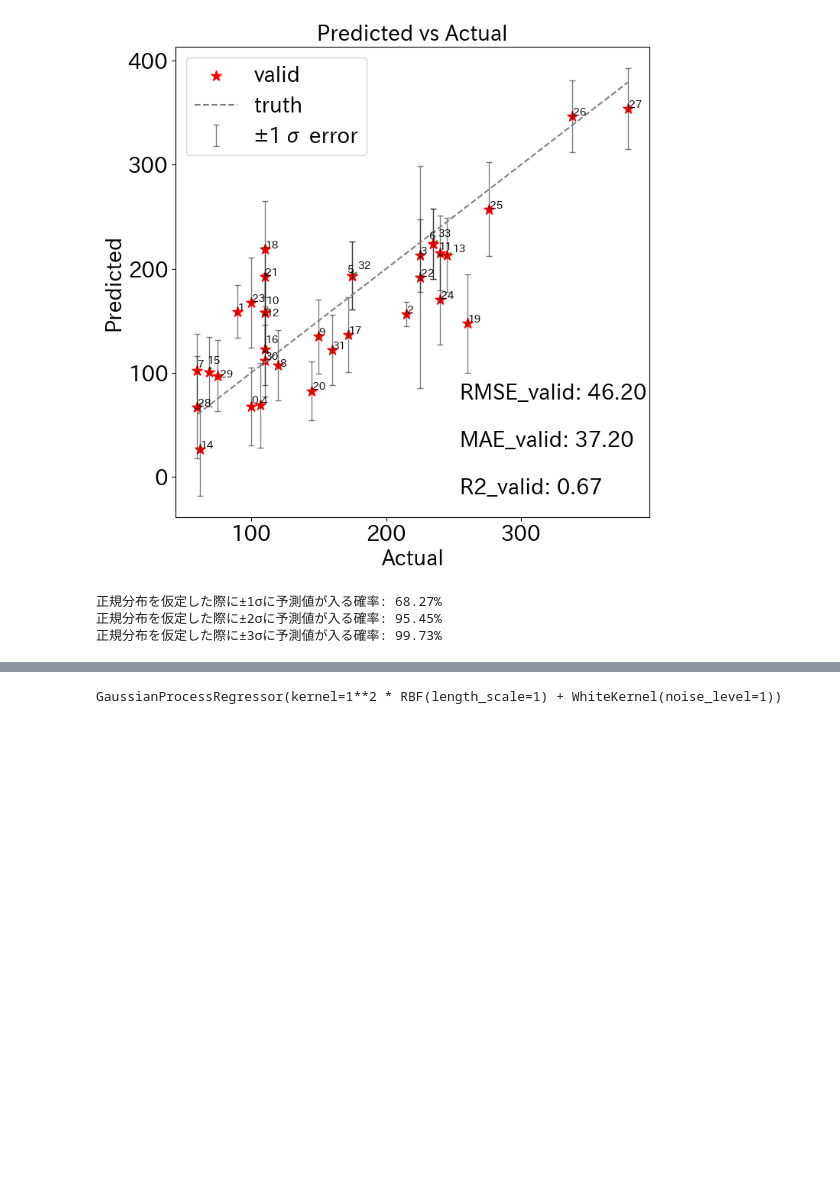
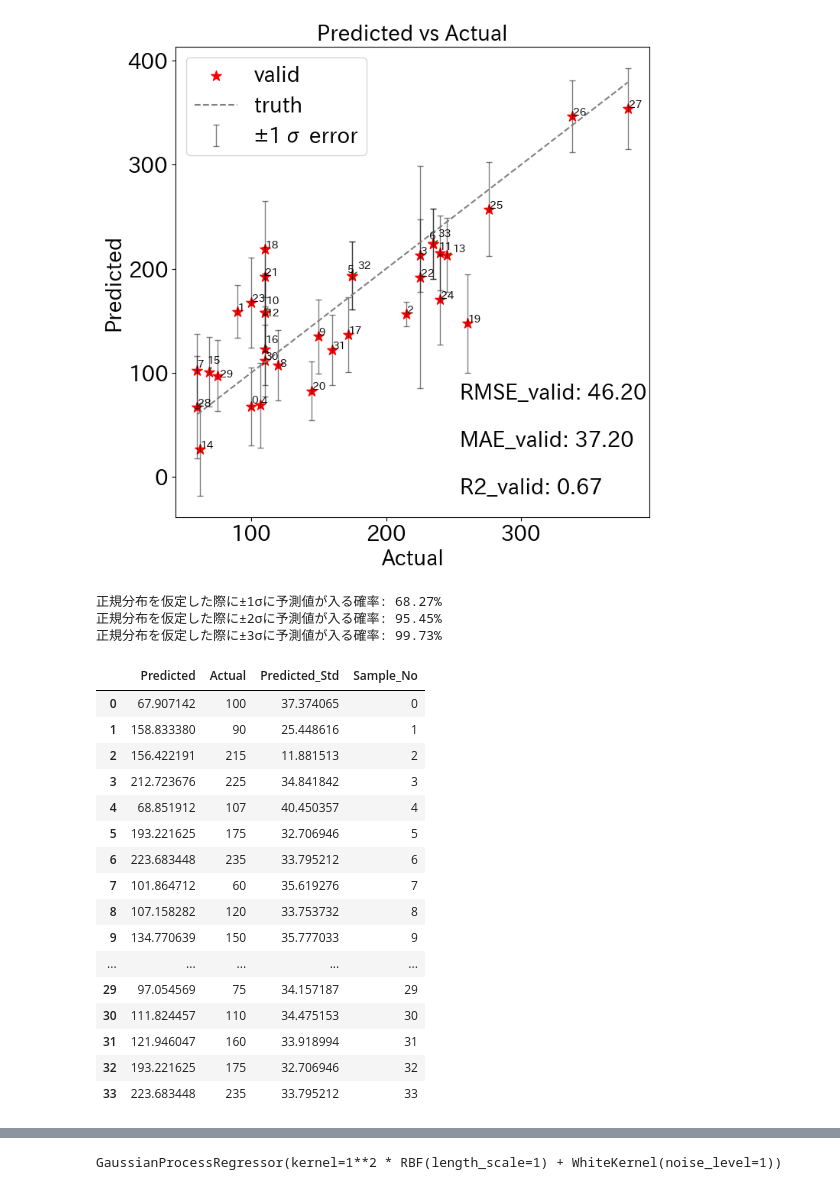
Before and after one commit to mipypf/scej-mi, a Jupyter notebook: chapter12/scej_mi_chapter12_example_gp_shap_pdp.ipynb, the cells around one changed output, grey strips where cells are left out. Cells and saved outputs as stored; diff of their text form; code cells hidden in the pictures; blank space fills up the shorter version.

```diff
--- a/chapter12/scej_mi_chapter12_example_gp_shap_pdp.ipynb
+++ b/chapter12/scej_mi_chapter12_example_gp_shap_pdp.ipynb
@@ -437,3 +444,26 @@ print(f"正規分布を仮定した際に±3σに予測値が入る確率: {p_3s
 正規分布を仮定した際に±1σに予測値が入る確率: 68.27%
 正規分布を仮定した際に±2σに予測値が入る確率: 95.45%
 正規分布を仮定した際に±3σに予測値が入る確率: 99.73%
+# %%
+oof_df = pd.DataFrame({'Predicted': oof, 'Actual': data["2% proof stress (Mpa)"].values})
+oof_df['Predicted_Std'] = oof_std
+oof_df["Sample_No"] = oof_df.index
+oof_df
+# %% [output]
+|  | Predicted | Actual | Predicted_Std | Sample_No |
+| 0 | 67.907142 | 100 | 37.374065 | 0 |
+| 1 | 158.833380 | 90 | 25.448616 | 1 |
+| 2 | 156.422191 | 215 | 11.881513 | 2 |
+| 3 | 212.723676 | 225 | 34.841842 | 3 |
+| 4 | 68.851912 | 107 | 40.450357 | 4 |
+| 5 | 193.221625 | 175 | 32.706946 | 5 |
+| 6 | 223.683448 | 235 | 33.795212 | 6 |
+| 7 | 101.864712 | 60 | 35.619276 | 7 |
+| 8 | 107.158282 | 120 | 33.753732 | 8 |
+| 9 | 134.770639 | 150 | 35.777033 | 9 |
+| ... | ... | ... | ... | ... |
+| 29 | 97.054569 | 75 | 34.157187 | 29 |
+| 30 | 111.824457 | 110 | 34.475153 | 30 |
+| 31 | 121.946047 | 160 | 33.918994 | 31 |
+| 32 | 193.221625 | 175 | 32.706946 | 32 |
+| 33 | 223.683448 | 235 | 33.795212 | 33 |
```
Also changed, not shown: parts of 3 cells of this notebook.
